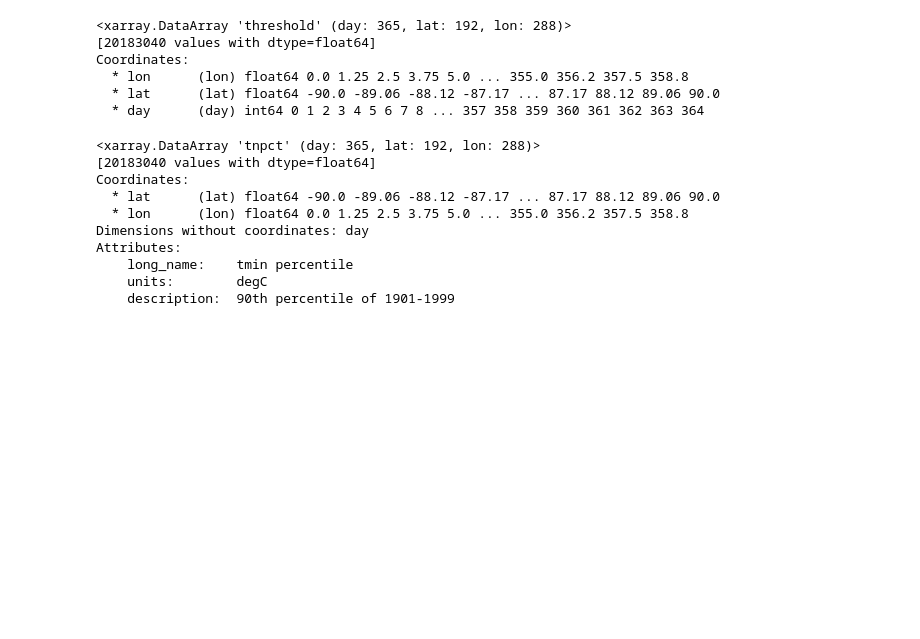
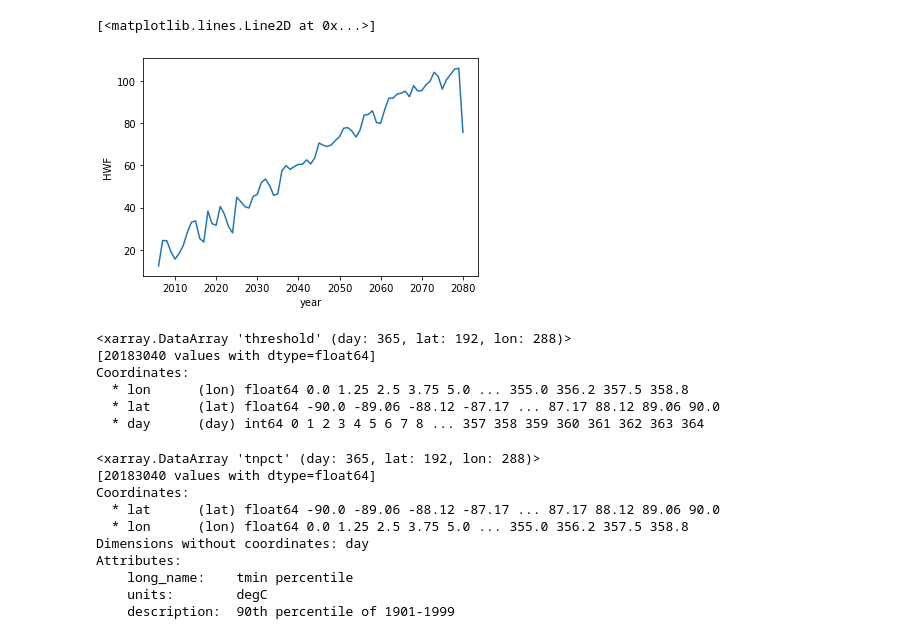
Before and after one commit to AgentOxygen/aerosol-heatwaves, a Jupyter notebook: notebooks/SupplementFigures.ipynb, the cells around one changed output. Drawn from its saved outputs; the diff is of its cells as text; code cells hidden in the pictures; blank space fills up the shorter version.

```diff
--- a/notebooks/SupplementFigures.ipynb
+++ b/notebooks/SupplementFigures.ipynb
@@ -64,3 +77,13 @@ control_trefhtmn = xarray.open_dataset(path)["TREFHTMN"]
+# %%
+from os import listdir
+
+HEAD_DIR = "/projects/dgs/persad_research/heat_research/data/OUTPUT/METRICS/TREFHTMN/ALL/"
+path = HEAD_DIR + 'b.e11.BRCP85C5CNBDRD.f09_g16.005.cam.h1.TREFHTMN.20060101-20801231.nc_hw.nc'
+
+xarray.open_dataset(path)["HWF"].mean(dim="lat").mean(dim="lon").plot()
+# %% [output]
+[<matplotlib.lines.Line2D at 0x...>]
+[figure, added]
 # %%
 # control_threshold.to_netcdf("/projects/dgs/persad_research/heat_research/testing/new_control.nc")
 control_threshold = xarray.open_dataset("/projects/dgs/persad_research/heat_research/testing/new_control.nc")["threshold"]
```
Also changed, not shown: parts of 4 cells of this notebook, 6 other files.
